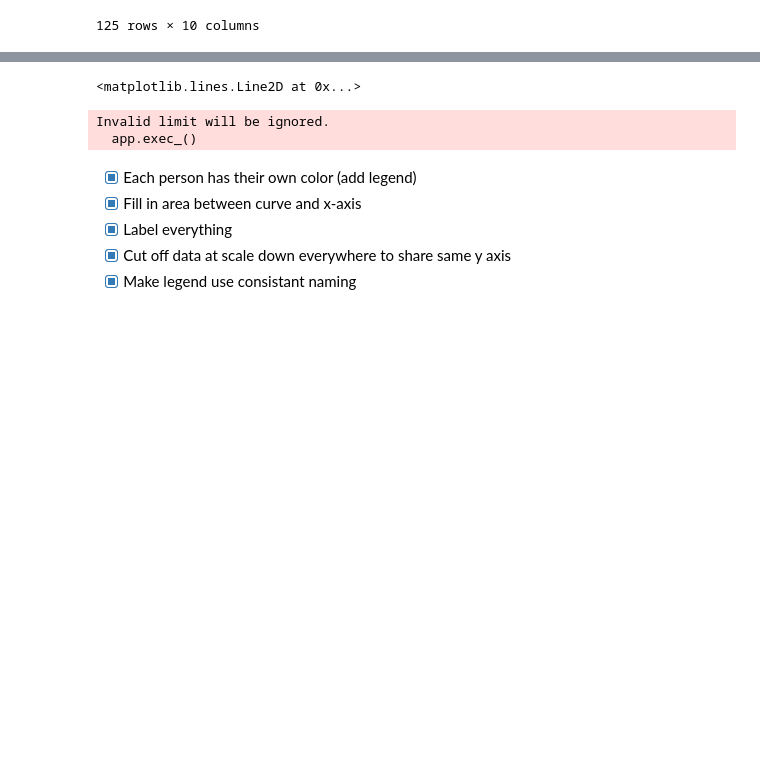
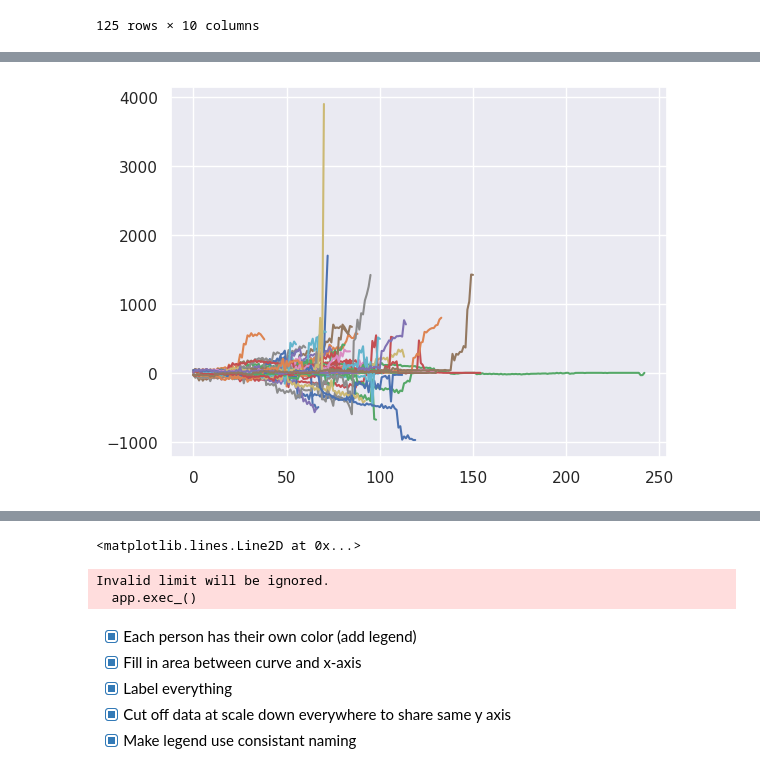
Before and after one commit to AniAggarwal/chess-visualization, a Jupyter notebook: src/graphing.ipynb, the cells around one changed output, grey strips where cells are left out. Cells and saved outputs as stored; diff of their text form; code cells hidden in the pictures; blank space fills up the shorter version.

```diff
--- a/src/graphing.ipynb
+++ b/src/graphing.ipynb
@@ -34,3 +35,11 @@ for game in df["Anand,V"]:
+# %%
+%matplotlib inline
+fig, ax = plt.subplots()
+
+for game in df["Anand,V"]:
+    sns.lineplot(game, ax=ax)
+# %% [output]
+[figure, added]
 # %%
 data_avg = {}
 
```
Also changed, not shown: parts of 3 cells of this notebook, 2 other files.
